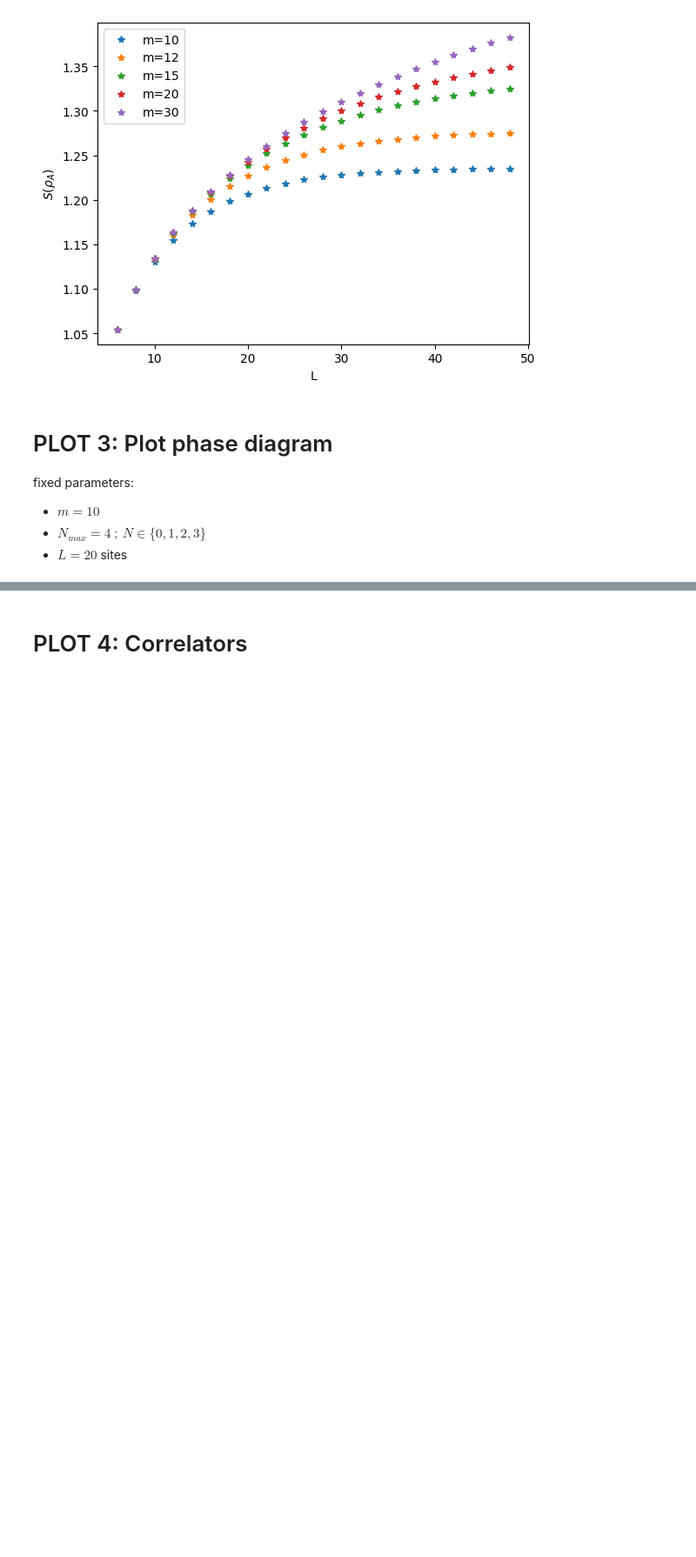
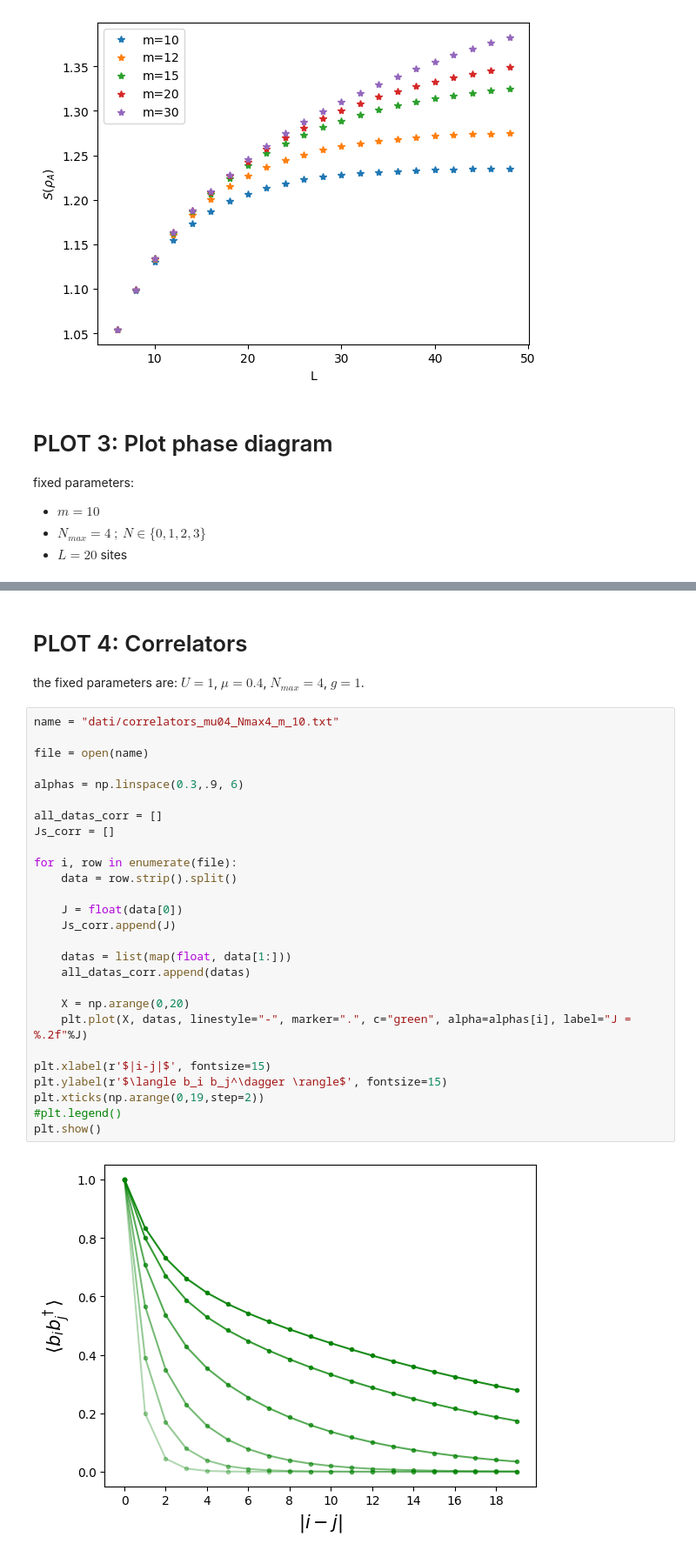
Before and after one commit to ScoomenstheMumens/Numerical-Methods-for-Physics, a Jupyter notebook: DMRG/plot_results.ipynb, the cells around one changed output, grey strips where cells are left out. Shown at 87% size. Saved outputs shown, nothing was run; the diff lists cells and outputs as text; blank space fills up the shorter version.

```diff
--- a/DMRG/plot_results.ipynb
+++ b/DMRG/plot_results.ipynb
@@ -125,2 +139,33 @@ plt.show()
-# %% [markdown]
-# PLOT 4: Correlators
+# %% [markdown]
+# PLOT 4: Correlators
+
+the fixed parameters are: $U = 1$, $\mu=0.4$, $N_{max}=4$, $g=1$.
+# %%
+name = "dati/correlators_mu04_Nmax4_m_10.txt"
+
+file = open(name)
+
+alphas = np.linspace(0.3,.9, 6)
+
+all_datas_corr = []
+Js_corr = []
+
+for i, row in enumerate(file):
+    data = row.strip().split()
+
+    J = float(data[0])
+    Js_corr.append(J)
+
+    datas = list(map(float, data[1:]))
+    all_datas_corr.append(datas)
+
+    X = np.arange(0,20)
+    plt.plot(X, datas, linestyle="-", marker=".", c="green", alpha=alphas[i], label="J = %.2f"%J)
+
+plt.xlabel(r'$|i-j|$', fontsize=15)
+plt.ylabel(r'$\langle b_i b_j^\dagger \rangle$', fontsize=15)
+plt.xticks(np.arange(0,19,step=2))
+#plt.legend()
+plt.show()
+# %% [output]
+[figure, added]
```
Also changed, not shown: parts of 7 cells of this notebook, 4 other files.
